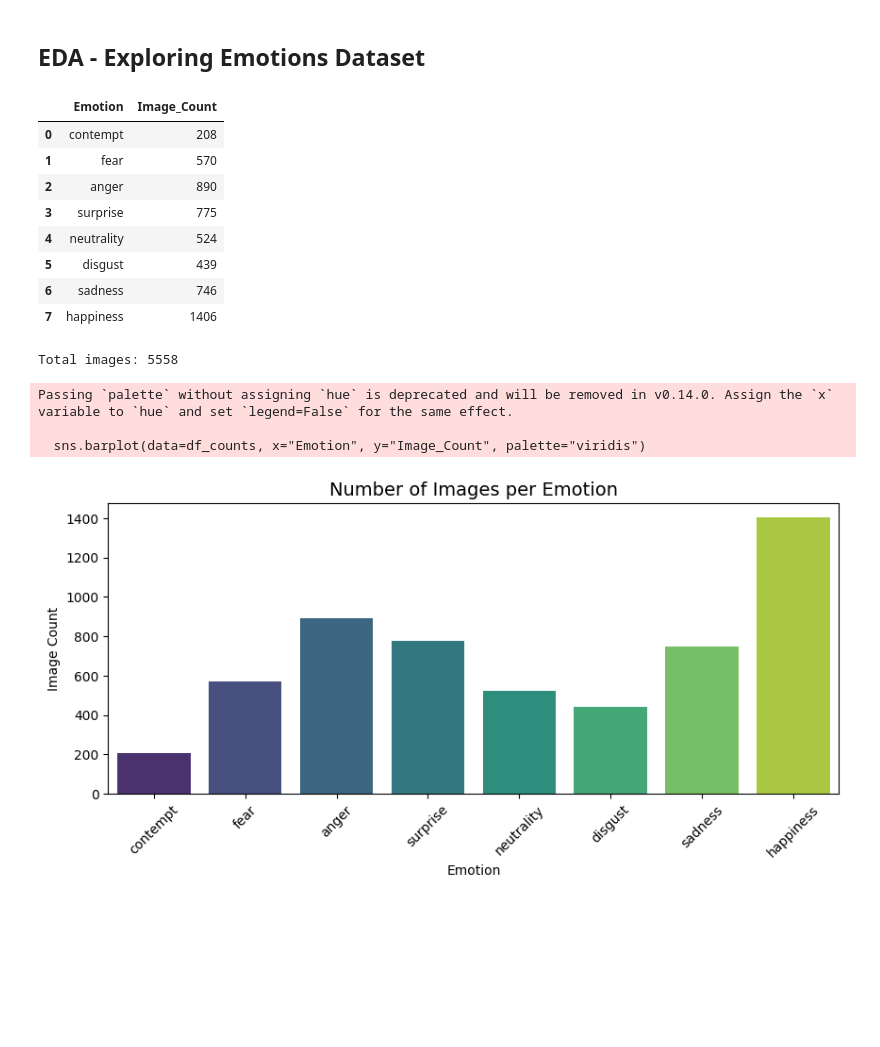
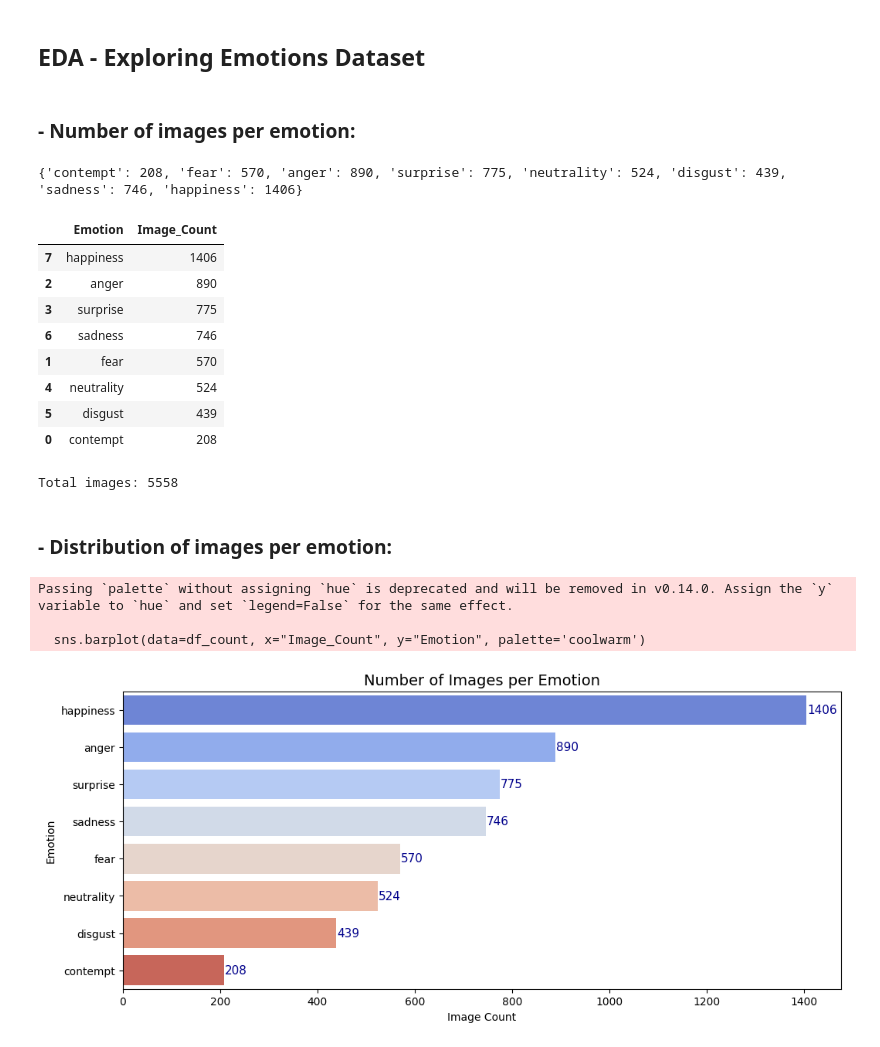
Before and after one commit to hannahkiesow/face_it, a Jupyter notebook: eda_rafa/dataset_exploration.ipynb, the cells around one changed output. Drawn from its saved outputs; the diff is of its cells as text; code cells hidden in the pictures; blank space fills up the shorter version.

```diff
--- a/eda_rafa/dataset_exploration.ipynb
+++ b/eda_rafa/dataset_exploration.ipynb
@@ -8,32 +8,41 @@ import matplotlib.pyplot as plt
 import matplotlib.image as mpimg
 import seaborn as sns
 from PIL import Image
+# %% [markdown]
+### - Number of images per emotion:
 # %%
 # Baseline of directoy path:
 base_dir = "../raw_data"
 
-# Dictionary to hold counts
+# Let's count the amount of image in each folder:
 counts = {}
 
 for root, dirs, files in os.walk(base_dir):
-    # Only count PNG files
-    png_files = [f for f in files if f.lower().endswith(".png")]
+    png_files = [f for f in files if f.lower().endswith(".png")] # This takes only PNG files
     if png_files:
         folder_name = os.path.basename(root)
         counts[folder_name] = len(png_files)
+
+print(counts)
+# %% [output]
+{'contempt': 208, 'fear': 570, 'anger': 890, 'surprise': 775, 'neutrality': 524, 'disgust': 439, 'sadness': 746, 'happiness': 1406}
 # %%
-# Turn into a dataframe for clarity
-df_counts = pd.DataFrame(list(counts.items()), columns=["Emotion", "Image_Count"])
-df_counts
+# Turn into a dataframe for clarity and after to plot it:
+df_count = pd.DataFrame(list(counts.items()), columns=["Emotion", "Image_Count"])
+
+# Display and sorting it as DESC:
+df_count = df_count.sort_values(by='Image_Count', ascending=False)
+
+df_count
 # %% [output]
 |  | Emotion | Image_Count |
-| 0 | contempt | 208 |
-| 1 | fear | 570 |
+| 7 | happiness | 1406 |
 | 2 | anger | 890 |
 | 3 | surprise | 775 |
+| 6 | sadness | 746 |
+| 1 | fear | 570 |
 | 4 | neutrality | 524 |
 | 5 | disgust | 439 |
-| 6 | sadness | 746 |
-| 7 | happiness | 1406 |
+| 0 | contempt | 208 |
 # %%
 # Total images
@@ -41,17 +52,23 @@ print("\nTotal images:", df_counts["Image_Count"].sum())
 # %% [output]
 Total images: 5558
+# %% [markdown]
+### - Distribution of images per emotion:
 # %%
 # Histogram / barplot of image counts per emotion
-plt.figure(figsize=(10,4))
-sns.barplot(data=df_counts, x="Emotion", y="Image_Count", palette="viridis")
+plt.figure(figsize=(12,5))
+sns.barplot(data=df_count, x="Image_Count", y="Emotion", palette='coolwarm')
 
 plt.title("Number of Images per Emotion", fontsize=14)
-plt.xlabel("Emotion")
-plt.ylabel("Image Count")
-plt.xticks(rotation=45)
+plt.ylabel("Emotion")
+plt.xlabel("Image Count")
+
+# Adding label to the bar chart:
+for i, (count, emotion) in enumerate(zip(df_count["Image_Count"], df_count["Emotion"])):
+    plt.text(count + 1, i, str(count), va='center', color='darkblue', fontsize=11)
+
 plt.show()
 # %% [output]
-Passing `palette` without assigning `hue` is deprecated and will be removed in v0.14.0. Assign the `x` variable to `hue` and set `legend=False` for the same effect.
+Passing `palette` without assigning `hue` is deprecated and will be removed in v0.14.0. Assign the `y` variable to `hue` and set `legend=False` for the same effect.
 
-  sns.barplot(data=df_counts, x="Emotion", y="Image_Count", palette="viridis")
+  sns.barplot(data=df_count, x="Image_Count", y="Emotion", palette='coolwarm')
-[figure, old version]
+[figure, new version]
```
Also changed, not shown: parts of 17 cells of this notebook.
